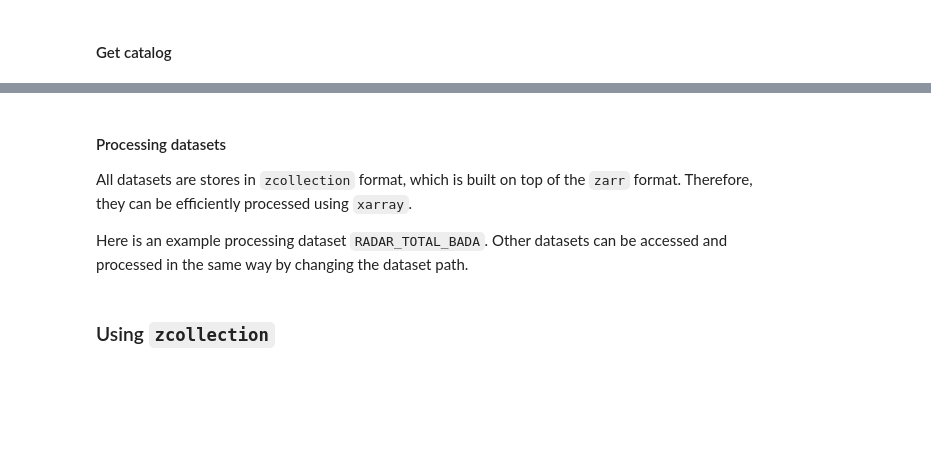
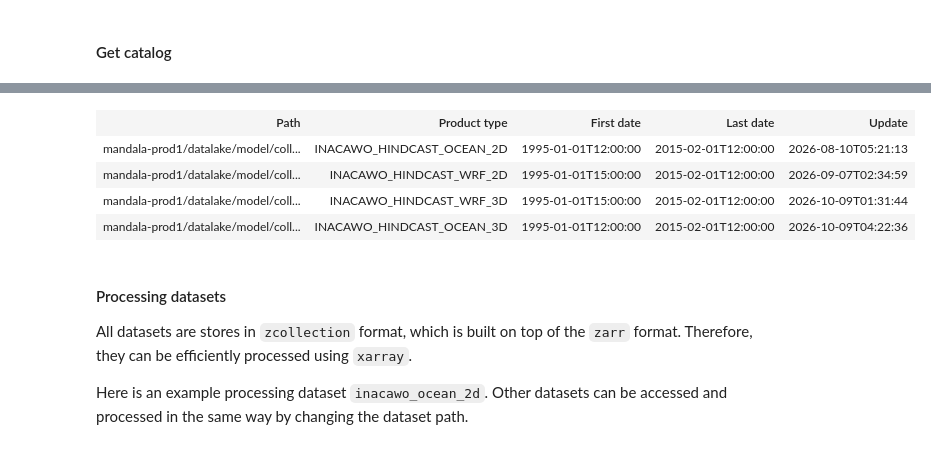
Before and after one commit to devmetmar/training-ofs-2026, a Jupyter notebook: mandala-tutorial.ipynb, the cells around one changed output, grey strips where cells are left out. Drawn from its saved outputs; the diff is of its cells as text; code cells hidden in the pictures; blank space fills up the shorter version.

```diff
--- a/mandala-tutorial.ipynb
+++ b/mandala-tutorial.ipynb
@@ -52,17 +39,14 @@ fs.ls('mandala-prod1/datalake/obs/collections')
 # %% [markdown]
 #### Get catalog
 # %%
-def get_catalog(database: Literal['obs','model'], s3_options: dict):
-    catalog_path = os.path.join('mandala-prod1/datalake/',database,'catalog.json')
+def get_catalog(database: Literal['obs','model', 'model_hindcast'], s3_options: dict):
+    catalog = {"obs": "catalog.json", "model": "catalog.json", "model_hindcast": "catalog_hindcast.json"}.get(database, "catalog.json")
+    if database == 'model_hindcast':
+        database = 'model'
+    catalog_path = os.path.join('mandala-prod1/datalake/', database, catalog)
     return mandala.MandalaCatalog(path = catalog_path,
                           protocol="s3",
                           options = s3_options)
-# %%
-def get_catalog(database: Literal['obs','model'], s3_options: dict):
-    catalog_path = os.path.join('mandala-prod1/datalake/',database,'catalog_hindcast.json')
-    return mandala.MandalaCatalog(path = catalog_path,
-                          protocol="s3",
-                          options = s3_options)
 # %%
 # observation
 catalogobs = get_catalog('obs', s3_options)
@@ -74,6 +79,16 @@ catalogmodel
+# %%
+# model
+catalogmodelhindcast = get_catalog('model_hindcast', s3_options)
+catalogmodelhindcast
+# %% [output]
+| Path | Product type | First date | Last date | Update |
+| mandala-prod1/datalake/model/coll... | INACAWO_HINDCAST_OCEAN_2D | 1995-01-01T12:00:00 | 2015-02-01T12:00:00 | 2026-08-10T05:21:13 |
+| mandala-prod1/datalake/model/coll... | INACAWO_HINDCAST_WRF_2D | 1995-01-01T15:00:00 | 2015-02-01T12:00:00 | 2026-09-07T02:34:59 |
+| mandala-prod1/datalake/model/coll... | INACAWO_HINDCAST_WRF_3D | 1995-01-01T15:00:00 | 2015-02-01T12:00:00 | 2026-10-09T01:31:44 |
+| mandala-prod1/datalake/model/coll... | INACAWO_HINDCAST_OCEAN_3D | 1995-01-01T12:00:00 | 2015-02-01T12:00:00 | 2026-10-09T04:22:36 |
 # %% [markdown]
 #### Processing datasets
 
 All datasets are stores in `zcollection` format, which is built on top of the `zarr` format. Therefore, they can be efficiently processed using `xarray`.
 
-Here is an example processing dataset `RADAR_TOTAL_BADA`. Other datasets can be accessed and processed in the same way by changing the dataset path.
+Here is an example processing dataset `inacawo_ocean_2d`. Other datasets can be accessed and processed in the same way by changing the dataset path.
@@ -90,4 +95,2 @@ bada.u.isel(time=10).plot()
-# %% [markdown]
-### Using `zcollection`
 # %%
 fs.invalidate_cache()
```
Also changed, not shown: parts of 14 cells of this notebook.
